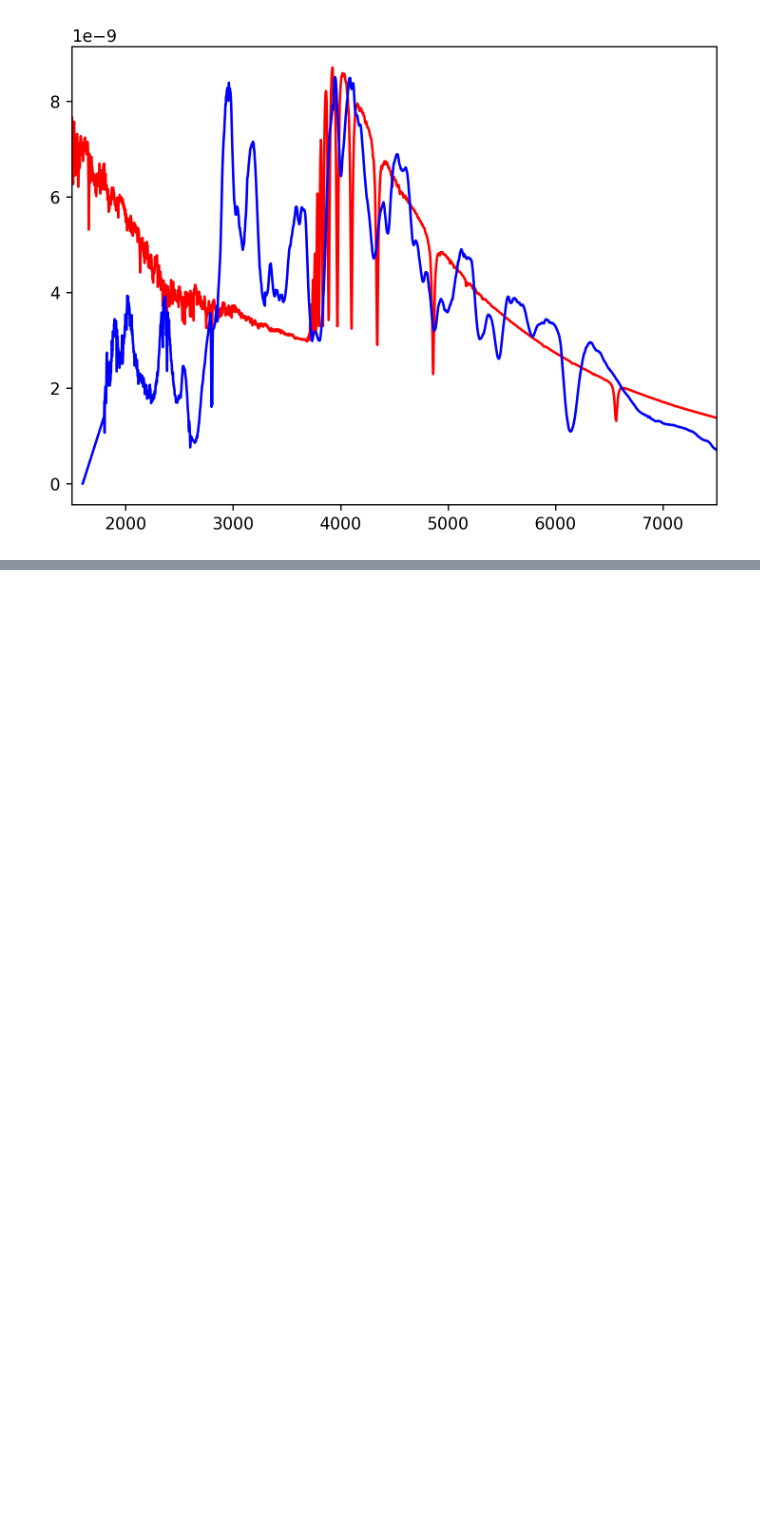
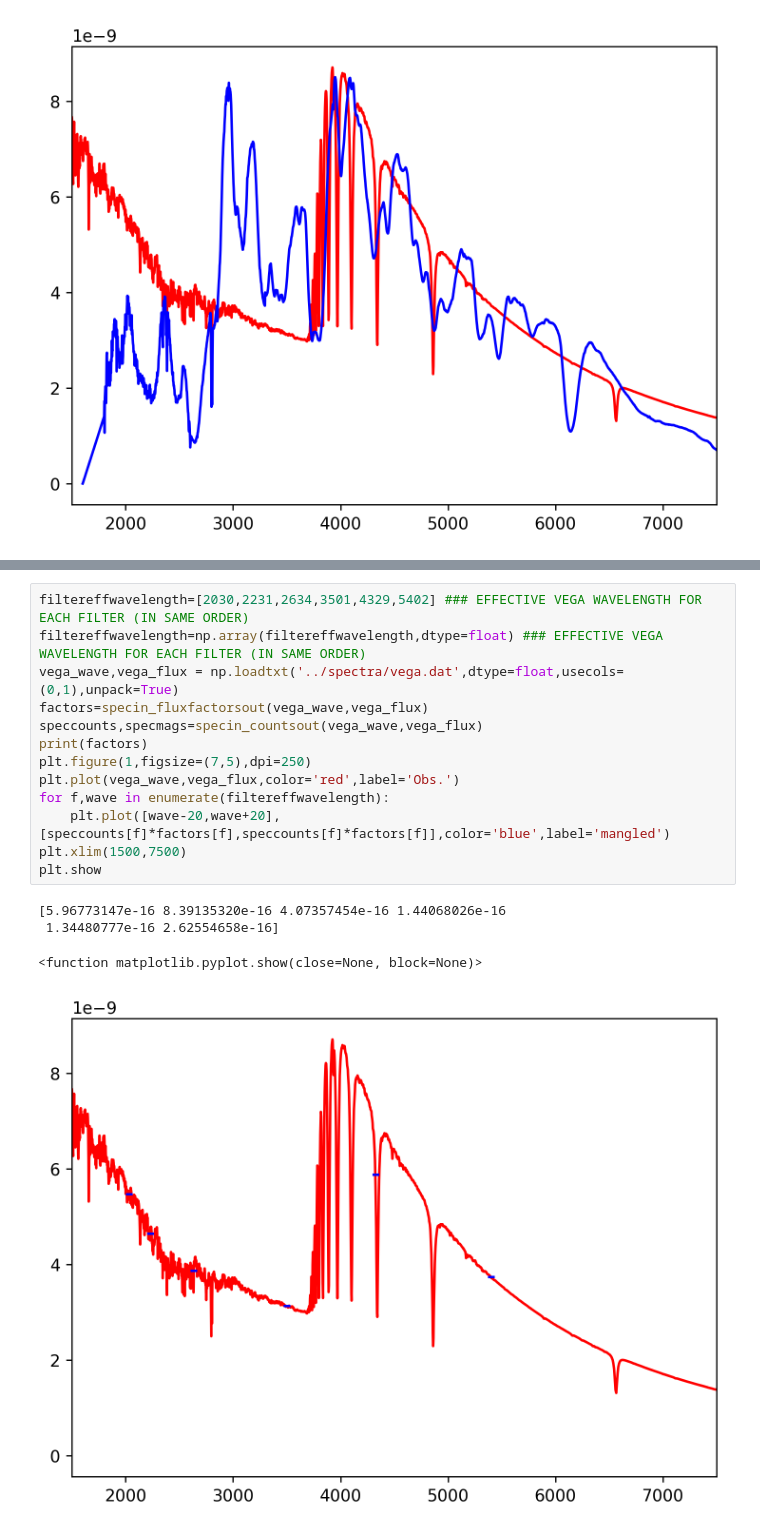
Before and after one commit to pbrown801/aggienova-templates, a Jupyter notebook: python/vega_mangletest.ipynb, the cells around one changed output, grey strips where cells are left out. Cells and saved outputs as stored; diff of their text form; blank space fills up the shorter version.

```diff
--- a/python/vega_mangletest.ipynb
+++ b/python/vega_mangletest.ipynb
@@ -243,0 +272,18 @@ dtype: float64
+# %%
+filtereffwavelength=[2030,2231,2634,3501,4329,5402] ### EFFECTIVE VEGA WAVELENGTH FOR EACH FILTER (IN SAME ORDER)
+filtereffwavelength=np.array(filtereffwavelength,dtype=float) ### EFFECTIVE VEGA WAVELENGTH FOR EACH FILTER (IN SAME ORDER)
+vega_wave,vega_flux = np.loadtxt('../spectra/vega.dat',dtype=float,usecols=(0,1),unpack=True)
+factors=specin_fluxfactorsout(vega_wave,vega_flux)
+speccounts,specmags=specin_countsout(vega_wave,vega_flux)
+print(factors)
+plt.figure(1,figsize=(7,5),dpi=250)
+plt.plot(vega_wave,vega_flux,color='red',label='Obs.')
+for f,wave in enumerate(filtereffwavelength):
+    plt.plot([wave-20,wave+20],[speccounts[f]*factors[f],speccounts[f]*factors[f]],color='blue',label='mangled')
+plt.xlim(1500,7500)
+plt.show
+# %% [output]
+[5.96773147e-16 8.39135320e-16 4.07357454e-16 1.44068026e-16
+ 1.34480777e-16 2.62554658e-16]
+<function matplotlib.pyplot.show(close=None, block=None)>
+[figure, added]
```
Also changed, not shown: parts of 11 cells of this notebook, 1 other file.
